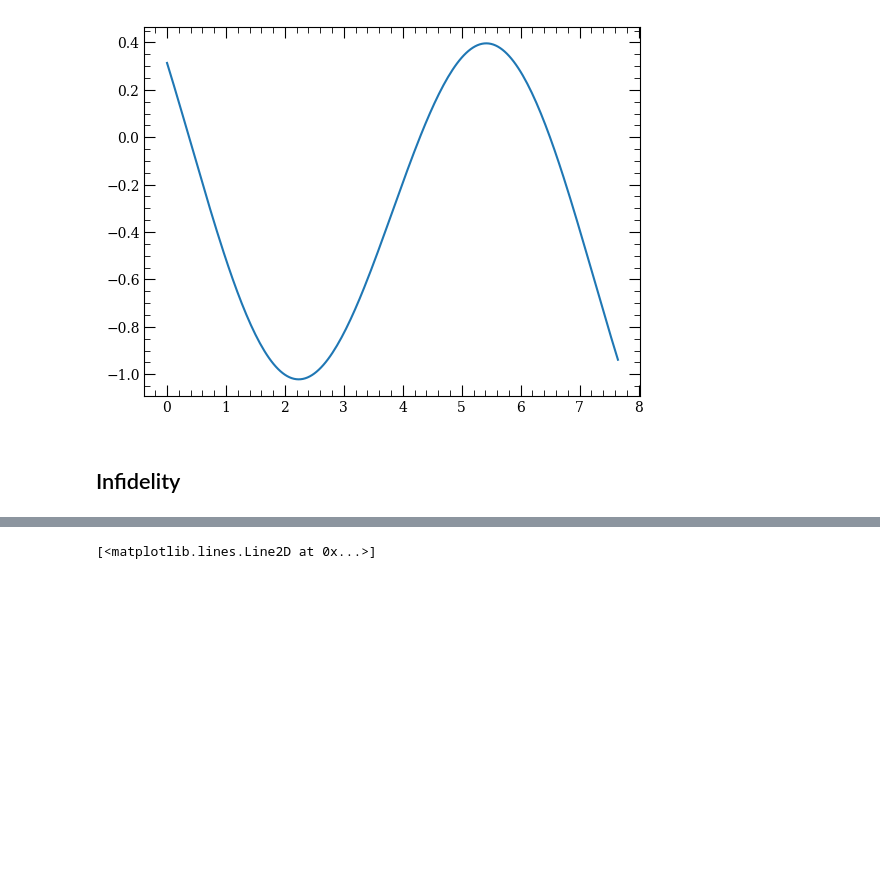
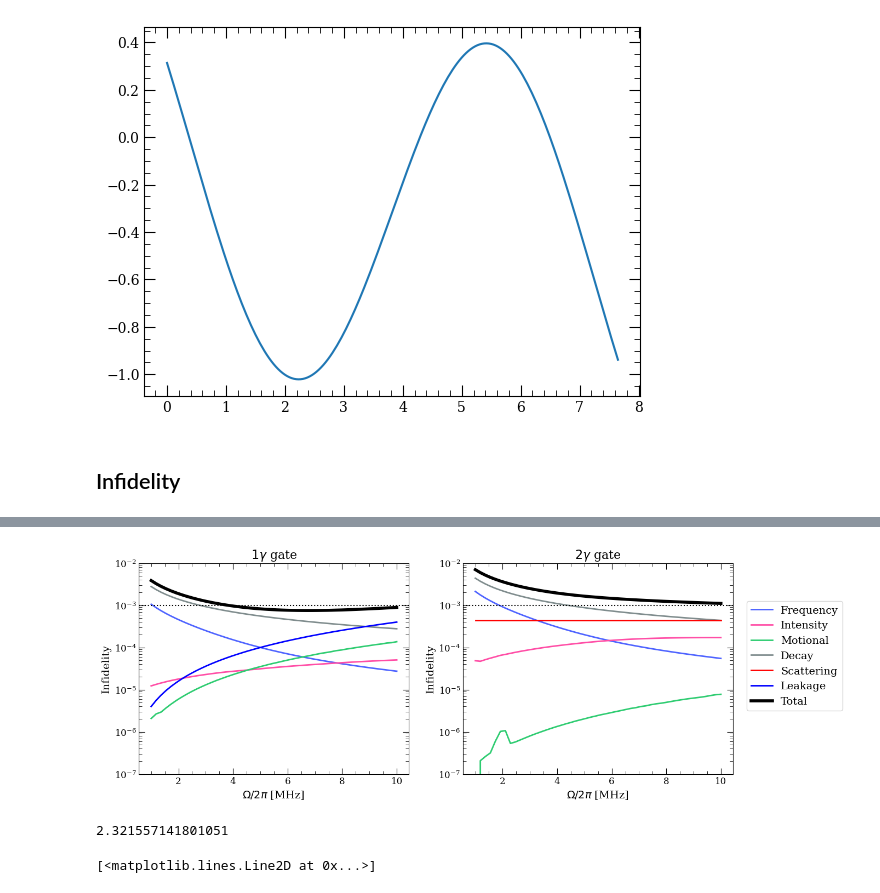
Before and after one commit to Linipun/GateError, a Jupyter notebook: budget_compared.ipynb, the cells around one changed output, grey strips where cells are left out. Drawn from its saved outputs; the diff is of its cells as text; code cells hidden in the pictures; blank space fills up the shorter version.

Commit message:
add 1photon scan

```diff
--- a/budget_compared.ipynb
+++ b/budget_compared.ipynb
@@ -69,10 +70,14 @@ def find_blockade_Mrad_2photon(atom_name, n, d):
 # %%
 if atom_name == "Rb":
     atom = Rubidium()
+    w_qubit = 6.83468261090429e9*2*np.pi
 elif atom_name == "Cs":
     atom = Caesium()
+    w_qubit = 9192631770*2*np.pi
 blockade_mrad = find_blockade_Mrad(atom_name, n, atom_d)
 blockade_mrad2 = find_blockade_Mrad_2photon(atom_name, n, atom_d2)
+
+
 print('Blockade:', blockade_mrad/2/np.pi , 'MHz')
 R_lifetime_1photon = atom.getStateLifetime(n=n,l=1,j=3/2,temperature=300, includeLevelsUpTo=n+20,s=0.5)*1e6
 R_lifetime_2photon = atom.getStateLifetime(n=n,l=0,j=1/2,temperature=300, includeLevelsUpTo=n+20,s=0.5)*1e6
@@ -81,7 +86,7 @@ m_atom = atom.mass
 Blockade: 170.51886636921768 MHz
 # %%
 #### 2 photons gate ###
-inter_detuning = 5000*2*np.pi #MHz*2pi
+
 Omega1_0 = np.sqrt(2*Omega_Rabi*inter_detuning)
 Omega2_0 = np.sqrt(2*Omega_Rabi*inter_detuning)
 Delta = inter_detuning#
@@ -97,16 +102,16 @@ alpha_r_gen = DynamicPolarizability(atom, n=n, l=0, j=1/2, s=0.5)
 alpha_r_gen.defineBasis(6, n+20)
 
 alpha_r_1 = alpha_r_gen.getPolarizability(c/(v_photon1), units='SI', accountForStateLifetime=False, mj=None)[0]
-d1 = atom.getDipoleMatrixElement(n1=6, l1=0, j1=1/2, mj1=-1/2, n2=7, l2=1, j2=1/2, mj2=1/2,q=1, s=0.5)*bohr_r/hbar*e
+dipole1 = atom.getDipoleMatrixElement(n1=6, l1=0, j1=1/2, mj1=-1/2, n2=7, l2=1, j2=1/2, mj2=1/2,q=1, s=0.5)*bohr_r/hbar*e
 
 ktilde0_1 = -(1/4/(Delta+w_qubit/1e6)-1/4/Delta)
-ktilder_1 = -(alpha_r_1*2*np.pi*1e6)/4/d1**2+1/4/Delta
+ktilder_1 = -(alpha_r_1*2*np.pi*1e6)/4/dipole1**2+1/4/Delta
 
-d2 = atom.getDipoleMatrixElement(n1=7, l1=1, j1=1/2, mj1=1/2, n2=n, l2=0, j2=1/2, mj2=-1/2,q=-1, s=0.5)*bohr_r/hbar*e
+dipole2 = atom.getDipoleMatrixElement(n1=7, l1=1, j1=1/2, mj1=1/2, n2=n, l2=0, j2=1/2, mj2=-1/2,q=-1, s=0.5)*bohr_r/hbar*e
 alpha_1_2 = alpha_g_gen.getPolarizability(c/(v_photon2), units='SI', accountForStateLifetime=False, mj=None)[0]
 
 ktilde0_2 = 0.0
-ktilder_2 = -1/4/Delta+(alpha_1_2*2*np.pi*1e6)/4/d2**2
+ktilder_2 = -1/4/Delta+(alpha_1_2*2*np.pi*1e6)/4/dipole2**2
 # %% [markdown]
 <h2>Find optimized phase</h2>
 # %%
@@ -177,6 +182,9 @@ phase parameter [ 0.84358072  0.92087884 -1.19003211 -0.08173168]
 #     return A * np.cos(w * tt_eff - phi0) + delta0 * tt_eff
 # phase = phi_eff(t_real)
 # plt.plot(t_real,phase)
+# %%
+HF_split = 500*2*np.pi
+tau_7p = atom.getStateLifetime(n=7,l=1,j=1/2,temperature=300, includeLevelsUpTo=n+20,s=0.5)*1e6
 # %%
 phase_noise_csv = "638_20MHz-2-2-2026.csv"
 RIN_csv_path = '319_Intensity_0.442VDC.csv'
@@ -339,37 +454,55 @@ fitted frequency noise
 # %%
 v_1photon = np.array(v_1photon)
 RIN_1photon = np.array(RIN_1photon)
 infids_motion1 = np.array(infids_motion1)
 decay_1photon = np.array(decay_1photon)
 v_2photon = np.array(v_2photon)
 RIN_2photon = np.array(RIN_2photon)
 infids_motion2 = np.array(infids_motion2)
 decay_2photon = np.array(decay_2photon)
-sum_1photon = v_1photon+ RIN_1photon+infids_motion1+decay_1photon
-sum_2photon = v_2photon+ RIN_2photon+infids_motion2+decay_2photon
+leakage1 = np.array(leakage1)
+scattering2 = np.array(scattering2)
+sum_1photon = v_1photon+ RIN_1photon+infids_motion1+decay_1photon+leakage1
+sum_2photon = v_2photon+ RIN_2photon+infids_motion2+decay_2photon+scattering2
 
-fig, ax = plt.subplots(figsize=(6,5))
+fig, axs = plt.subplots(figsize=(14,5), ncols=2)
+ax = axs[0]
+ax2 = axs[1]
 ax.plot(f_Rabis, v_1photon, c="#4e63ff", linewidth=2)
 ax.plot(f_Rabis, RIN_1photon, c="#ff4da6", linewidth=2)
 ax.plot(f_Rabis, infids_motion1, c="#2ecc71", linewidth=2)
 ax.plot(f_Rabis, decay_1photon, c="#7f8c8d", linewidth=2)
 ax.plot(f_Rabis, sum_1photon, c="k", linewidth=4)
-
+ax.plot(f_Rabis, scattering1, c='blue', linewidth=2)
+ax.plot(f_Rabis, leakage1, c='blue', linewidth=2)
+ax.axhline(1e-3, c='k', linestyle=":")
 ax.set_ylabel("Infidelity", fontsize=14)
 ax.set_xlabel("$\Omega/ 2\pi$ [MHz] ", fontsize=14)
 ax.tick_params(labelsize=12)
 ax.set_yscale('log')
+ax.set_title('$1 \gamma$ gate', fontsize=16)
+ax.set_ylim([1e-7, 1e-2])
 
-fig2, ax2 = plt.subplots(figsize=(6,5))
-ax2.plot(f_Rabis, v_2photon, c="#4e63ff", linewidth=2)
-ax2.plot(f_Rabis, RIN_2photon, c="#ff4da6", linewidth=2)
-ax2.plot(f_Rabis, infids_motion2, c="#2ecc71", linewidth=2)
-ax2.plot(f_Rabis, decay_2photon, c="#7f8c8d", linewidth=2)
-ax2.plot(f_Rabis, sum_2photon, c="k", linewidth=4)
-fig2.text( 0.5,0.5, 'Motion',c="#2ecc71")
+# fig2, ax2 = plt.subplots(figsize=(12,5))
+ax2.plot(f_Rabis, v_2photon, c="#4e63ff", label='Frequency', linewidth=2)
+ax2.plot(f_Rabis, RIN_2photon, c="#ff4da6", label='Intensity', linewidth=2)
+ax2.plot(f_Rabis, infids_motion2, c="#2ecc71", label='Motional', linewidth=2)
+ax2.plot(f_Rabis, decay_2photon, c="#7f8c8d", label='Decay', linewidth=2)
+ax2.plot(f_Rabis, scattering2, c='red', label='Scattering', linewidth=2)
+ax2.plot(f_Rabis, leakage2, c='blue', label='Leakage', linewidth=2)
+ax2.plot(f_Rabis, sum_2photon, c="k", label='Total', linewidth=4)
+ax2.legend(loc=(1.05,0.3),fontsize=14)
+ax2.axhline(1e-3, c='k', linestyle=":")
+ax2.set_title('$2 \gamma$ gate', fontsize=16)
+ax2.set_ylim([1e-7, 1e-2])
+# fig2.text( 0.5,0.5, 'Motion',c="#2ecc71")
 
 # ax2.plot(f_Rabis, exponant(f_Rabis,*fit_RIN2[0]), c='k', )
 ax2.set_ylabel("Infidelity", fontsize=14)
 ax2.set_xlabel("$\Omega/ 2\pi$ [MHz] ", fontsize=14)
 ax2.tick_params(labelsize=12)
 ax2.set_yscale('log')
+
+fig.savefig('Error_vs_rabi.pdf', bbox_inches='tight')
+# %% [output]
+[figure, added]
@@ -380,3 +509,11 @@ ax2.set_yscale('log')
+# %%
+E1 = Omega1_0/dipole2*1e6
+I1 = E1**2/2/377
+w0 = 10e-6
+P1 = I1*w0**2*np.pi/2
+print(P1)
+# %% [output]
+2.321557141801051
 # %%
 r = np.linspace(2,4,50)
 plt.plot(r, find_blockade_Mrad_2photon(atom_name, n , r))
```
Also changed, not shown: parts of 6 cells of this notebook, 3 other files.
